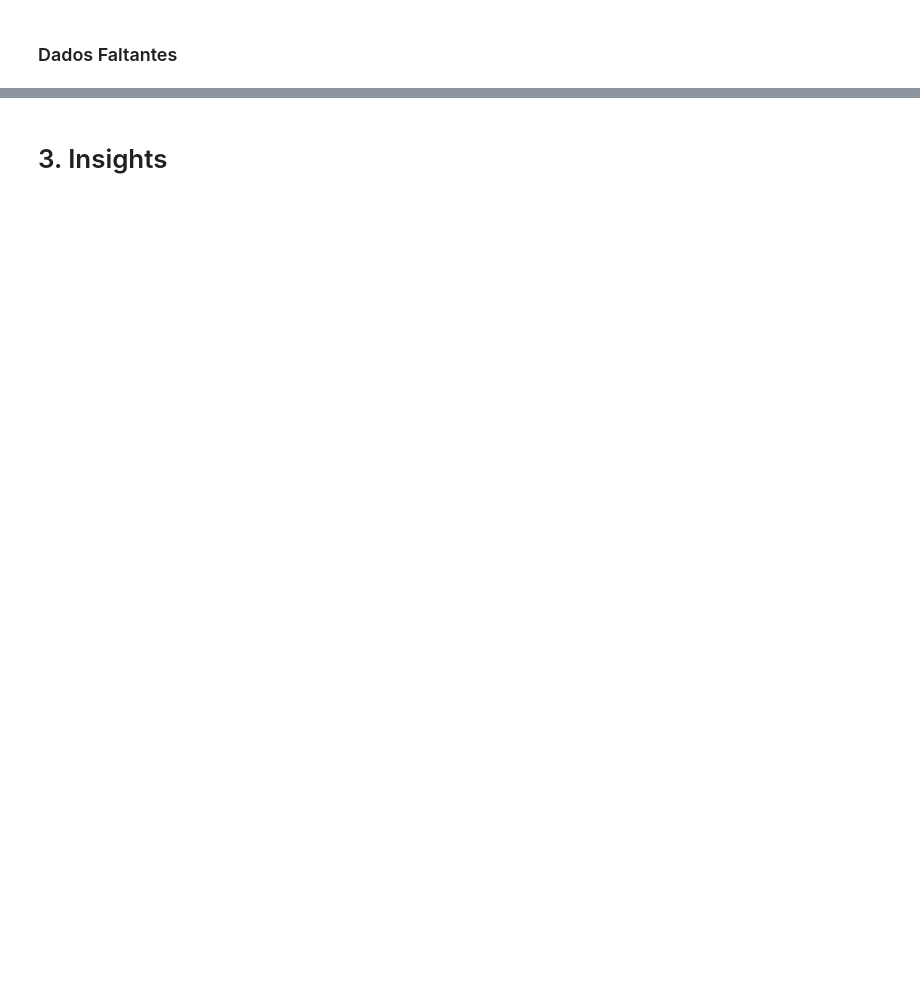
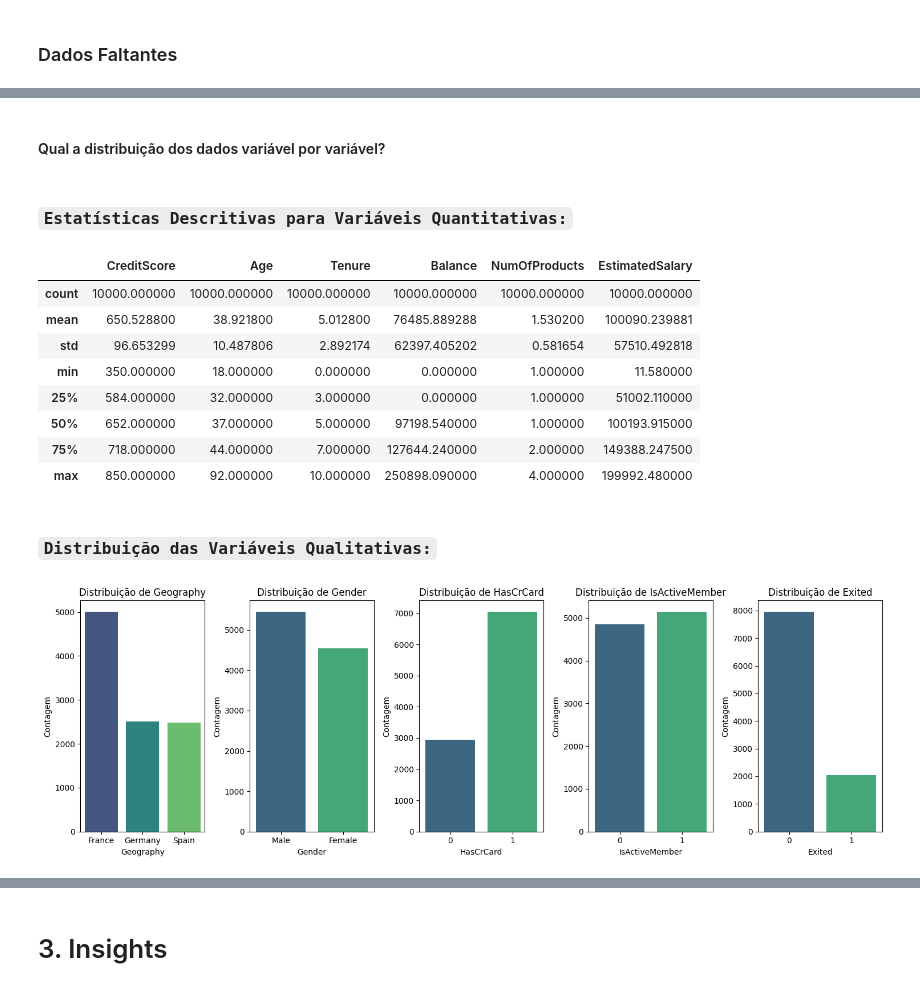
Before and after one commit to atlantico-academy/equipe6-2014.2, a Jupyter notebook: notebooks/01-exploratory_data_analysis.ipynb, the cells around one changed output, grey strips where cells are left out. Saved outputs shown, nothing was run; the diff lists cells and outputs as text; code cells hidden in the pictures; blank space fills up the shorter version.

Commit message:
Exploração de dados (#1).

```diff
--- a/notebooks/01-exploratory_data_analysis.ipynb
+++ b/notebooks/01-exploratory_data_analysis.ipynb
@@ -84,0 +102,48 @@ RowNumber,  CustomerId,  Surname,  CreditScore,  Geography,  Gender,  Age,  Tenu
+# %% [markdown]
+#### Qual a distribuição dos dados variável por variável?
+# %%
+# Estatísticas descritivas para variáveis quantitativas
+quantitativa_col = ['CreditScore', 'Age', 'Tenure', 'Balance', 'NumOfProducts', 'EstimatedSalary']
+quantitativa_contagem = df[quantitativa_col].describe()
+
+# Lista das colunas qualitativas
+qualitativa_col = ['Geography', 'Gender', 'HasCrCard', 'IsActiveMember', 'Exited']
+
+# Dicionário para armazenar as distribuições de cada variável qualitativa
+qualitativa_contagem = {}
+
+# Loop para calcular a distribuição de cada variável qualitativa
+for col in qualitativa_col:
+    qualitativa_contagem[col] = df[col].value_counts()
+
+display(md("### `Estatísticas Descritivas para Variáveis Quantitativas:`"))
+display(quantitativa_contagem)
+display(md("### `Distribuição das Variáveis Qualitativas:`"))
+
+
+fig, axes = plt.subplots(1, 5, figsize=(15, 5))
+axes = axes.flatten()
+
+for i, (col, cont) in enumerate(qualitativa_contagem.items()):
+    sns.barplot(x=cont.index, y=cont.values, palette="viridis", ax=axes[i])
+    axes[i].set_title(f'Distribuição de {col}')
+    axes[i].set_xlabel(col)
+    axes[i].set_ylabel('Contagem')
+
+
+
+plt.tight_layout()
+plt.show()
+# %% [output]
+### `Estatísticas Descritivas para Variáveis Quantitativas:`
+|  | CreditScore | Age | Tenure | Balance | NumOfProducts | EstimatedSalary |
+| count | 10000.000000 | 10000.000000 | 10000.000000 | 10000.000000 | 10000.000000 | 10000.000000 |
+| mean | 650.528800 | 38.921800 | 5.012800 | 76485.889288 | 1.530200 | 100090.239881 |
+| std | 96.653299 | 10.487806 | 2.892174 | 62397.405202 | 0.581654 | 57510.492818 |
+| min | 350.000000 | 18.000000 | 0.000000 | 0.000000 | 1.000000 | 11.580000 |
+| 25% | 584.000000 | 32.000000 | 3.000000 | 0.000000 | 1.000000 | 51002.110000 |
+| 50% | 652.000000 | 37.000000 | 5.000000 | 97198.540000 | 1.000000 | 100193.915000 |
+| 75% | 718.000000 | 44.000000 | 7.000000 | 127644.240000 | 2.000000 | 149388.247500 |
+| max | 850.000000 | 92.000000 | 10.000000 | 250898.090000 | 4.000000 | 199992.480000 |
+### `Distribuição das Variáveis Qualitativas:`
+[figure, added]
```
Also changed, not shown: parts of 18 cells of this notebook.
